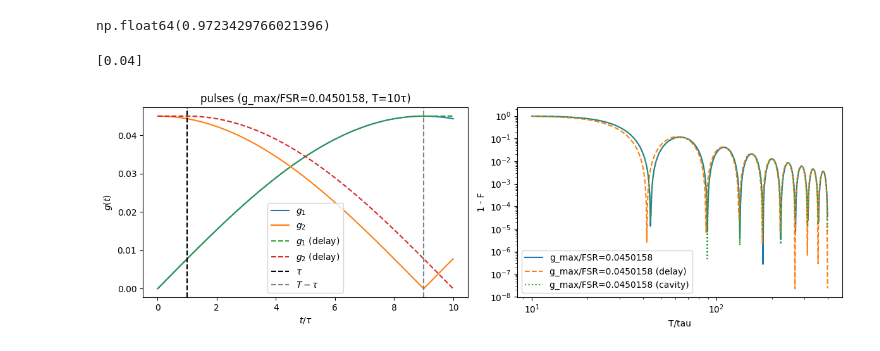
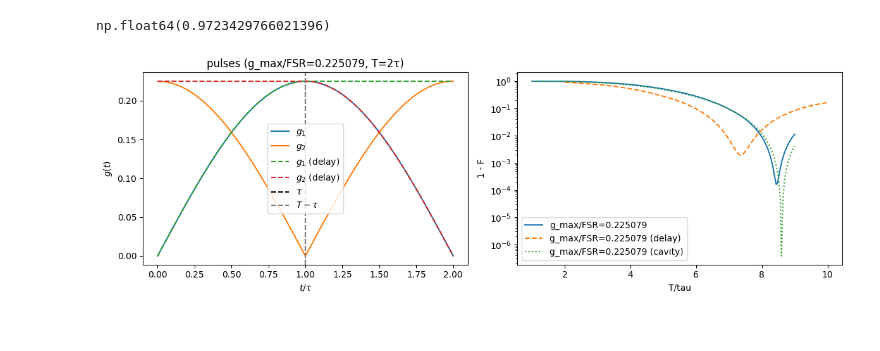
Before and after one commit to Taitoos2/non_markovian_qubit_swap, a Jupyter notebook: Idea_3.ipynb, the cells around one changed output. Saved outputs shown, nothing was run; the diff lists cells and outputs as text; code cells hidden in the pictures.

```diff
--- a/Idea_3.ipynb
+++ b/Idea_3.ipynb
@@ -132,13 +105,10 @@ expt_006_stirap(T=200.0, gamma=0.01, dt_max=0.01, phi=0)
 [figure]
 np.float64(0.9723429766021396)
 # %%
-from expt_sets import expt_008_stirap_T_scan
+from expt_sets import expt_005_stirap_T_scan
 import numpy as np
 
-gamma_list = np.linspace(0.04, 0.16, 1)
-print(gamma_list)
-T_list = np.logspace(np.log10(10), np.log10(400), 500)
-expt_008_stirap_T_scan(gamma_list, T_list, phi=0.0, tau=1.0, dt_max=0.01)
+T_list = np.linspace(2, 10, 200)
+_, _, _ = expt_005_stirap_T_scan(gamma=1, T_list=T_list, phi=0.0, tau=1.0, dt_max=0.01)
 # %% [output]
-[0.04]
-[figure, old version]
+[figure, new version]
```
Also changed, not shown: parts of 18 cells of this notebook, 9 other files.
